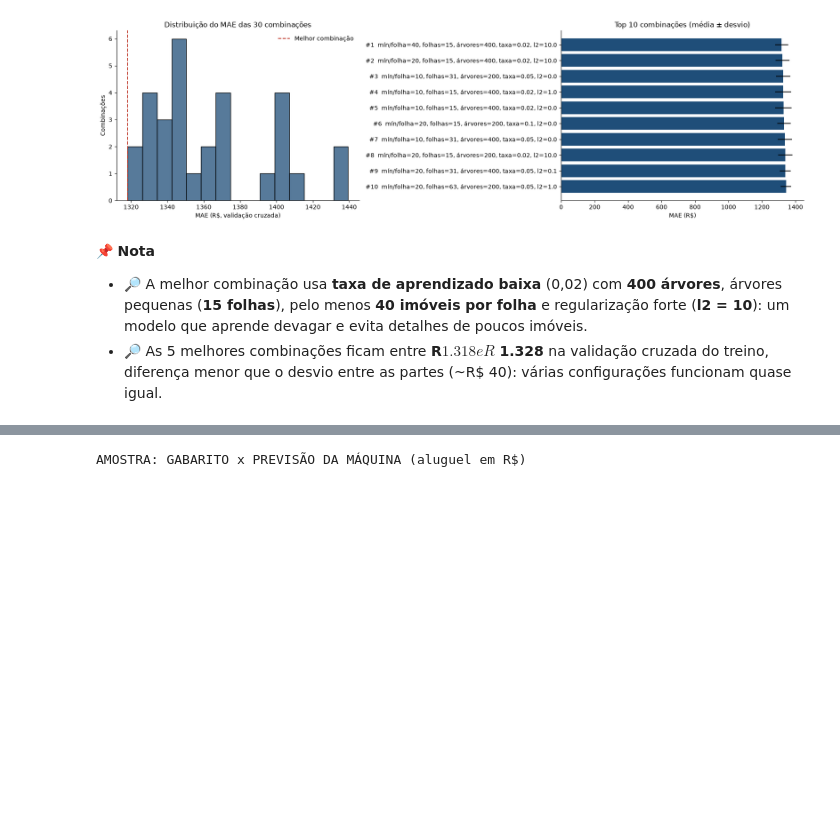
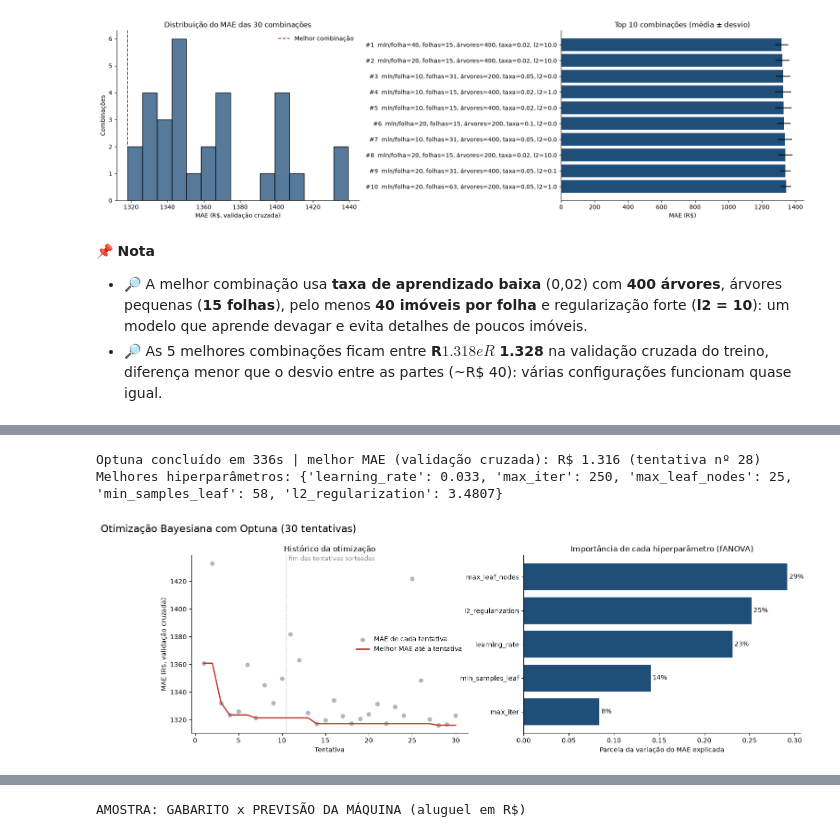
Before and after one commit to RafaelSilva89/Prevendo_os_precos_das_casas_com_Machine_Learning, a Jupyter notebook: Notebooks/Prevendo os preços das casas com Machine Learning - v2.ipynb, the cells around one changed output, grey strips where cells are left out. Cells and saved outputs as stored; diff of their text form; code cells hidden in the pictures; blank space fills up the shorter version.

```diff
--- a/Notebooks/Prevendo os preços das casas com Machine Learning - v2.ipynb
+++ b/Notebooks/Prevendo os preços das casas com Machine Learning - v2.ipynb
@@ -90,15 +90,19 @@ from sklearn.ensemble        import RandomForestRegressor, HistGradientBoostingR
 from sklearn.inspection      import permutation_importance
 from sklearn.linear_model    import LinearRegression, Lasso
 from sklearn.metrics         import mean_absolute_error, r2_score
-from sklearn.model_selection import train_test_split, KFold, cross_validate, cross_val_predict, RandomizedSearchCV
+from sklearn.model_selection import (train_test_split, KFold, cross_validate, cross_val_predict, RandomizedSearchCV,
+                                     GridSearchCV)
 from sklearn.pipeline        import Pipeline
 from sklearn.preprocessing   import OneHotEncoder, StandardScaler
 
 import xgboost               as xgb
 import lightgbm              as lgb
+import optuna
+import shap
 
 import warnings
 warnings.filterwarnings('ignore')
+optuna.logging.set_verbosity(optuna.logging.WARNING)
 
 pd.set_option('display.max_columns', None)
 pd.set_option('display.float_format', lambda v: f'{v:,.3f}')
@@ -1425,10 +1498,12 @@ espacos_busca = {
                              'modelo__l2_regularization': [0, 0.1, 1, 10]},
 }
 busca = RandomizedSearchCV(clone(modelos[melhor_modelo]), espacos_busca[melhor_modelo], n_iter=30, cv=validacao,
-                           scoring='neg_mean_absolute_error', random_state=SEMENTE, n_jobs=N_JOBS)
+                           scoring='neg_mean_absolute_error', random_state=SEMENTE, n_jobs=N_JOBS,
+                           return_train_score=True)
 t0 = time.time()
 busca.fit(X_treino, y_treino)
-print(f'busca concluída em {time.time() - t0:.0f}s')
+tempo_random = time.time() - t0
+print(f'busca concluída em {tempo_random:.0f}s')
 
 resultados_busca = pd.DataFrame(busca.cv_results_)
 resultados_busca['MAE (R$)'] = -resultados_busca['mean_test_score']
@@ -1471,0 +1556,52 @@ Melhores hiperparâmetros: {'min_samples_leaf': 40, 'max_leaf_nodes': 15, 'max_i
+# %%
+espacos_optuna = {
+    'Random Forest': lambda t: {'modelo__n_estimators': t.suggest_int('n_estimators', 200, 600, step=50),
+                                'modelo__max_depth': t.suggest_int('max_depth', 5, 40),
+                                'modelo__min_samples_leaf': t.suggest_int('min_samples_leaf', 1, 10),
+                                'modelo__max_features': t.suggest_float('max_features', 0.3, 1.0)},
+    'XGBoost': lambda t: {'modelo__n_estimators': t.suggest_int('n_estimators', 200, 800, step=50),
+                          'modelo__learning_rate': t.suggest_float('learning_rate', 0.01, 0.3, log=True),
+                          'modelo__max_depth': t.suggest_int('max_depth', 3, 8),
+                          'modelo__subsample': t.suggest_float('subsample', 0.6, 1.0),
+                          'modelo__colsample_bytree': t.suggest_float('colsample_bytree', 0.6, 1.0),
+                          'modelo__min_child_weight': t.suggest_int('min_child_weight', 1, 10)},
+    'LightGBM': lambda t: {'modelo__n_estimators': t.suggest_int('n_estimators', 200, 800, step=50),
+                           'modelo__learning_rate': t.suggest_float('learning_rate', 0.01, 0.3, log=True),
+                           'modelo__num_leaves': t.suggest_int('num_leaves', 8, 64, log=True),
+                           'modelo__min_child_samples': t.suggest_int('min_child_samples', 5, 60)},
+    'HistGradientBoosting': lambda t: {'modelo__learning_rate': t.suggest_float('learning_rate', 0.01, 0.3, log=True),
+                                       'modelo__max_iter': t.suggest_int('max_iter', 100, 800, step=50),
+                                       'modelo__max_leaf_nodes': t.suggest_int('max_leaf_nodes', 8, 64, log=True),
+                                       'modelo__min_samples_leaf': t.suggest_int('min_samples_leaf', 5, 60),
+                                       'modelo__l2_regularization': t.suggest_float('l2_regularization', 1e-3, 10, log=True)},
+}
+estudo = optuna.create_study(direction='maximize', sampler=optuna.samplers.TPESampler(seed=SEMENTE))
+objetivo = objetivo_cv(clone(modelos[melhor_modelo]), espacos_optuna[melhor_modelo], X_treino, y_treino, validacao,
+                       'neg_mean_absolute_error', N_JOBS)
+t0 = time.time()
+estudo.optimize(objetivo, n_trials=30)
+tempo_optuna = time.time() - t0
+print(f'Optuna concluído em {tempo_optuna:.0f}s | melhor MAE (validação cruzada): {reais(-estudo.best_value)} '
+      f'(tentativa nº {estudo.best_trial.number + 1})')
+print('Melhores hiperparâmetros:', {k: round(v, 4) if isinstance(v, float) else v for k, v in estudo.best_params.items()})
+
+fig, axs = plt.subplots(1, 2, figsize=(17, 5))
+valores, melhor_ate_aqui = historico_optuna(estudo)
+axs[0].scatter(range(1, len(valores) + 1), -valores, color=COR_NEUTRA, label='MAE de cada tentativa')
+axs[0].plot(range(1, len(valores) + 1), -melhor_ate_aqui, color=COR_DESTAQUE, lw=2, label='Melhor MAE até a tentativa')
+axs[0].axvline(10.5, color='grey', ls=':', lw=1)
+axs[0].text(10.8, axs[0].get_ylim()[1], 'fim das tentativas sorteadas', va='top', fontsize=9, color='grey')
+axs[0].set(title='Histórico da otimização', xlabel='Tentativa', ylabel='MAE (R$, validação cruzada)')
+axs[0].legend(frameon=False)
+importancia_hps = pd.Series(optuna.importance.get_param_importances(estudo)).sort_values()
+axs[1].barh(importancia_hps.index, importancia_hps.values, color=COR_PRINCIPAL)
+axs[1].bar_label(axs[1].containers[0], labels=[pct(v) for v in importancia_hps.values], padding=3)
+axs[1].set(title='Importância de cada hiperparâmetro (fANOVA)', xlabel='Parcela da variação do MAE explicada')
+sns.despine()
+titulo('Otimização Bayesiana com Optuna (30 tentativas)')
+salvar('Otimizacao bayesiana')
+plt.show()
+# %% [output]
+Optuna concluído em 336s | melhor MAE (validação cruzada): R$ 1.316 (tentativa nº 28)
+Melhores hiperparâmetros: {'learning_rate': 0.033, 'max_iter': 250, 'max_leaf_nodes': 25, 'min_samples_leaf': 58, 'l2_regularization': 3.4807}
+[figure, added]
```
Also changed, not shown: parts of 37 cells of this notebook, 15 other files.
